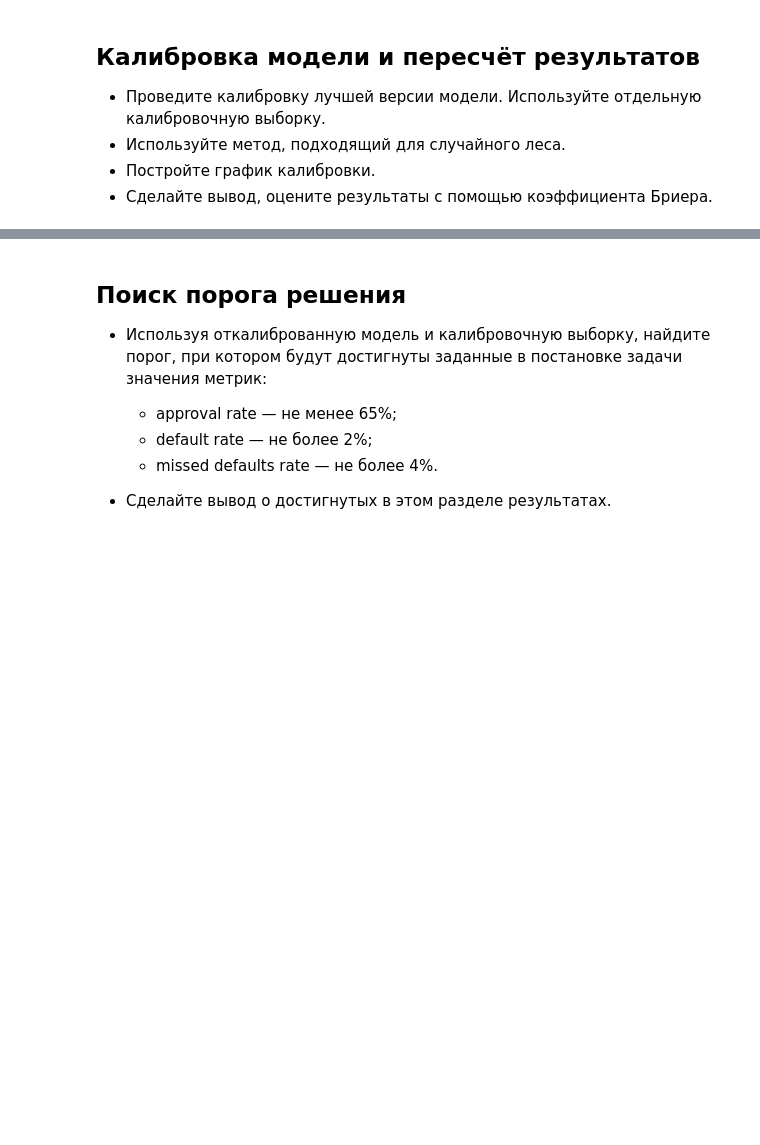
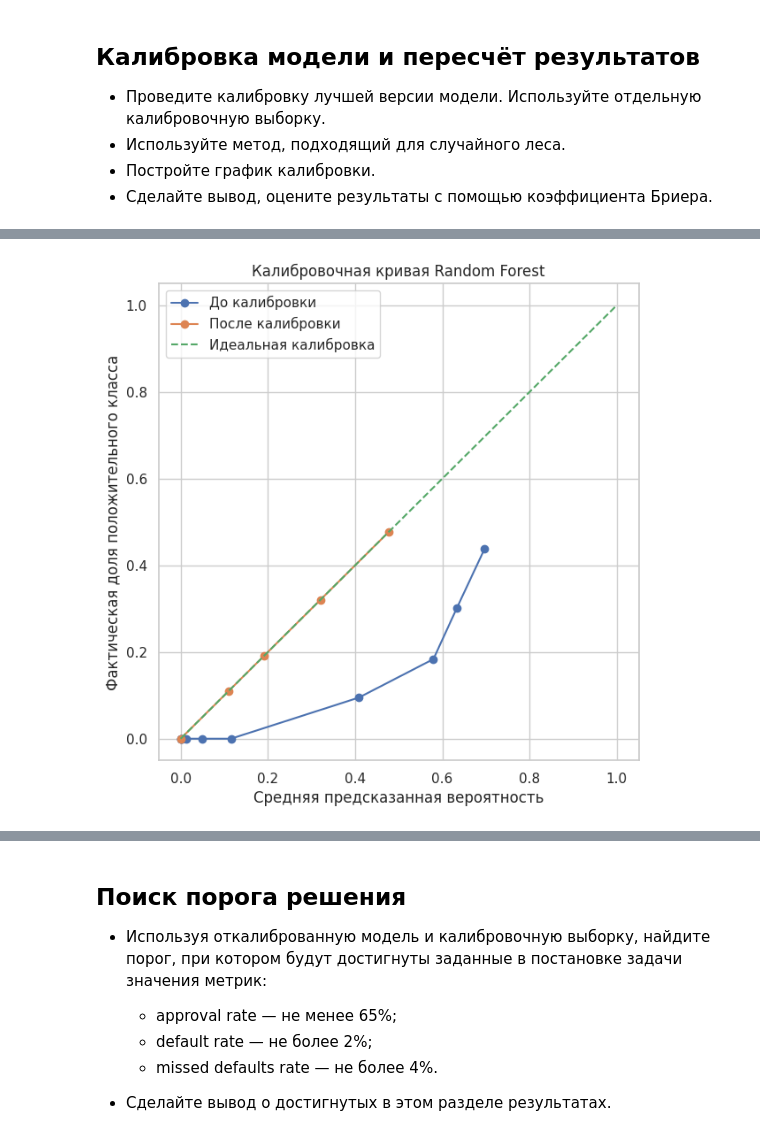
Before and after one commit to 2Myaka2/DataScience_projects, a Jupyter notebook: pr3_RF.ipynb, the cells around one changed output, grey strips where cells are left out. Cells and saved outputs as stored; diff of their text form; code cells hidden in the pictures; blank space fills up the shorter version.

```diff
--- a/pr3_RF.ipynb
+++ b/pr3_RF.ipynb
@@ -1075,3 +2691,5 @@ plt.show()
 * Используйте метод, подходящий для случайного леса.
 * Постройте график калибровки.
 * Сделайте вывод, оцените результаты с помощью коэффициента Бриера.
+# %%
+best_rf_pipeline.fit(X_train, y_train)
@@ -1077,0 +2725,8 @@ plt.show()
+# %%
+calibrated_rf = CalibratedClassifierCV(
+    estimator=best_rf_pipeline,
+    method="isotonic",
+    cv="prefit"
+)
+
+calibrated_rf.fit(X_calib, y_calib)
@@ -1077,0 +2751,10 @@ plt.show()
+# %%
+y_calibration_proba_after = calibrated_rf.predict_proba(X_calib)[:, 1]
+
+brier_after = brier_score_loss(
+    y_calib,
+    y_calibration_proba_after
+)
+
+print(f"Brier score до калибровки: {brier_before:.5f}")
+print(f"Brier score после калибровки: {brier_after:.5f}")
@@ -1077,0 +2791,41 @@ plt.show()
+# %%
+prob_true_before, prob_pred_before = calibration_curve(
+    y_calib,
+    y_calibration_proba_before,
+    n_bins=10,
+    strategy="quantile"
+)
+
+prob_true_after, prob_pred_after = calibration_curve(
+    y_calib,
+    y_calibration_proba_after,
+    n_bins=10,
+    strategy="quantile"
+)
+
+plt.figure(figsize=(7, 7))
+
+plt.plot(
+    prob_pred_before,
+    prob_true_before,
+    marker="o",
+    label="До калибровки"
+)
+
+plt.plot(
+    prob_pred_after,
+    prob_true_after,
+    marker="o",
+    label="После калибровки"
+)
+
+plt.plot([0, 1], [0, 1], linestyle="--", label="Идеальная калибровка")
+
+plt.title("Калибровочная кривая Random Forest")
+plt.xlabel("Средняя предсказанная вероятность")
+plt.ylabel("Фактическая доля положительного класса")
+plt.legend()
+plt.grid(True)
+plt.show()
+# %% [output]
+[figure, added]
```
Also changed, not shown: parts of 109 cells of this notebook, 1 other file.
